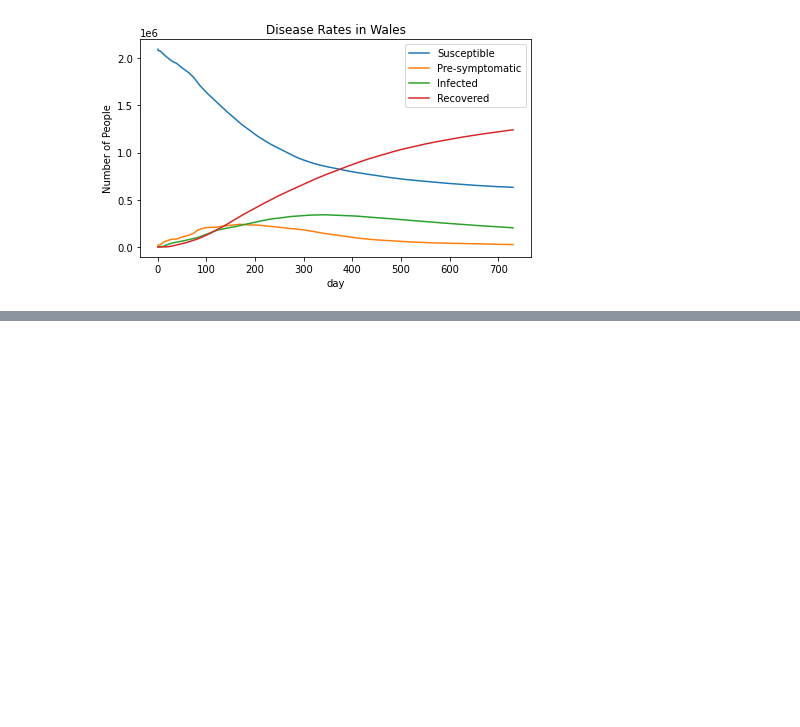
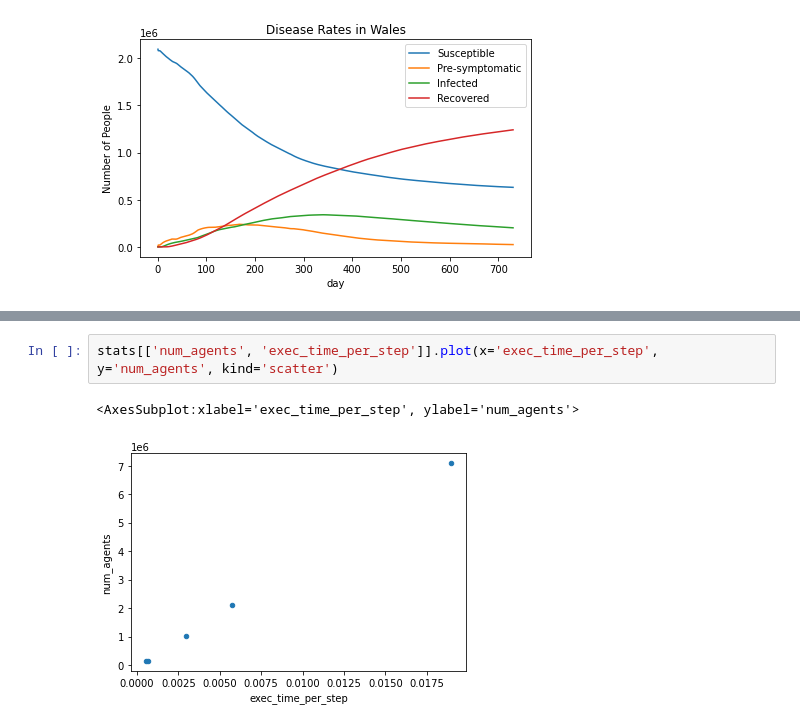
Before and after one commit to Alfred-Mountfield/outbreak-sim, a Jupyter notebook: python/report_analysis/report_reader.ipynb, the cells around one changed output, grey strips where cells are left out. Drawn from its saved outputs; the diff is of its cells as text; blank space fills up the shorter version.

```diff
--- a/python/report_analysis/report_reader.ipynb
+++ b/python/report_analysis/report_reader.ipynb
@@ -127,0 +122,5 @@ stats
+# %%
+stats[['num_agents', 'exec_time_per_step']].plot(x='exec_time_per_step', y='num_agents', kind='scatter')
+# %% [output]
+<AxesSubplot:xlabel='exec_time_per_step', ylabel='num_agents'>
+[figure, added]
```
Also changed, not shown: parts of 6 cells of this notebook, 1 other file.
